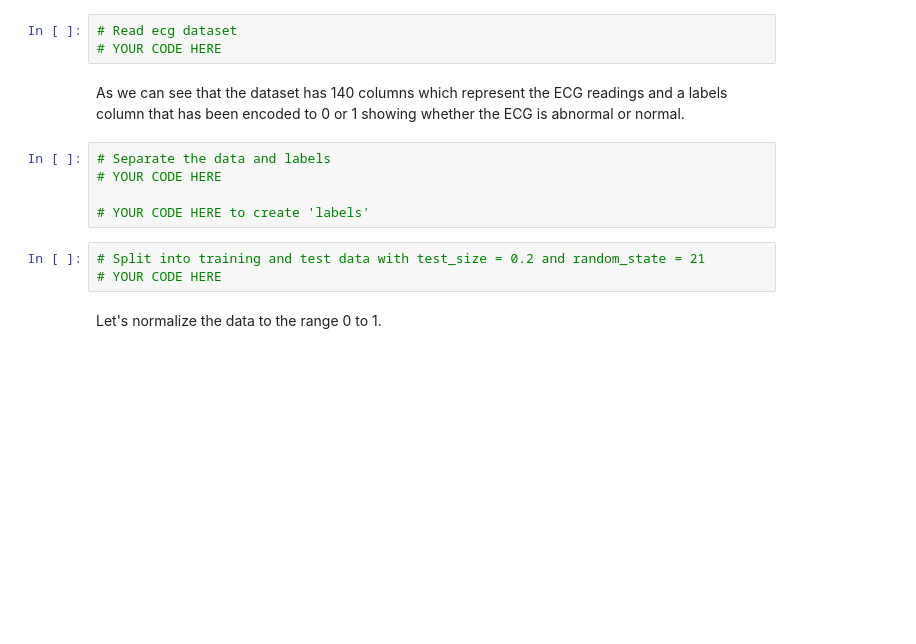
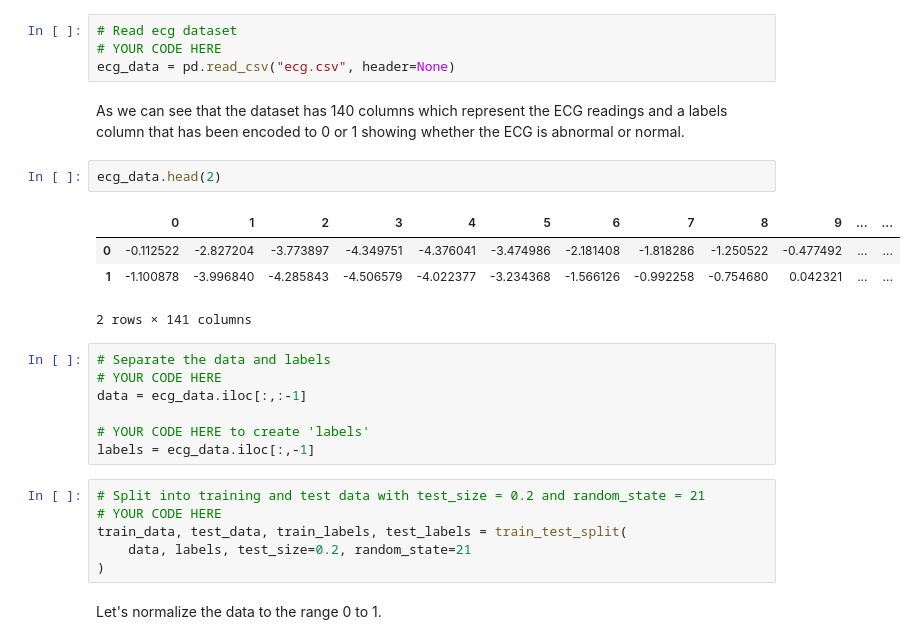
Before and after one commit to Shrutiba/iisc_cds, a Jupyter notebook: M3_AST_05_Autoencoders_A.ipynb, the cells around one changed output. Saved outputs shown, nothing was run; the diff lists cells and outputs as text; blank space fills up the shorter version.

```diff
--- a/M3_AST_05_Autoencoders_A.ipynb
+++ b/M3_AST_05_Autoencoders_A.ipynb
@@ -586,16 +587,29 @@ Let's see how to use autoencoder for detecting anomalies in ECG (electrocardiogr
 # %%
 # Read ecg dataset
 # YOUR CODE HERE
+ecg_data = pd.read_csv("ecg.csv", header=None)
 # %% [markdown]
 As we can see that the dataset has 140 columns which represent the ECG readings and a labels column that has been encoded to 0 or 1 showing whether the ECG is abnormal or normal.
+# %%
+ecg_data.head(2)
+# %% [output]
+|  | 0 | 1 | 2 | 3 | 4 | 5 | 6 | 7 | 8 | 9 | ... | ... |
+| 0 | -0.112522 | -2.827204 | -3.773897 | -4.349751 | -4.376041 | -3.474986 | -2.181408 | -1.818286 | -1.250522 | -0.477492 | ... | ... |
+| 1 | -1.100878 | -3.996840 | -4.285843 | -4.506579 | -4.022377 | -3.234368 | -1.566126 | -0.992258 | -0.754680 | 0.042321 | ... | ... |
+2 rows × 141 columns
 # %%
 # Separate the data and labels
 # YOUR CODE HERE
+data = ecg_data.iloc[:,:-1]
 
 # YOUR CODE HERE to create 'labels'
+labels = ecg_data.iloc[:,-1]
 # %%
 # Split into training and test data with test_size = 0.2 and random_state = 21
 # YOUR CODE HERE
+train_data, test_data, train_labels, test_labels = train_test_split(
+    data, labels, test_size=0.2, random_state=21
+)
 # %% [markdown]
 Let's normalize the data to the range 0 to 1.
 # %%
```
Also changed, not shown: parts of 10 cells of this notebook.
